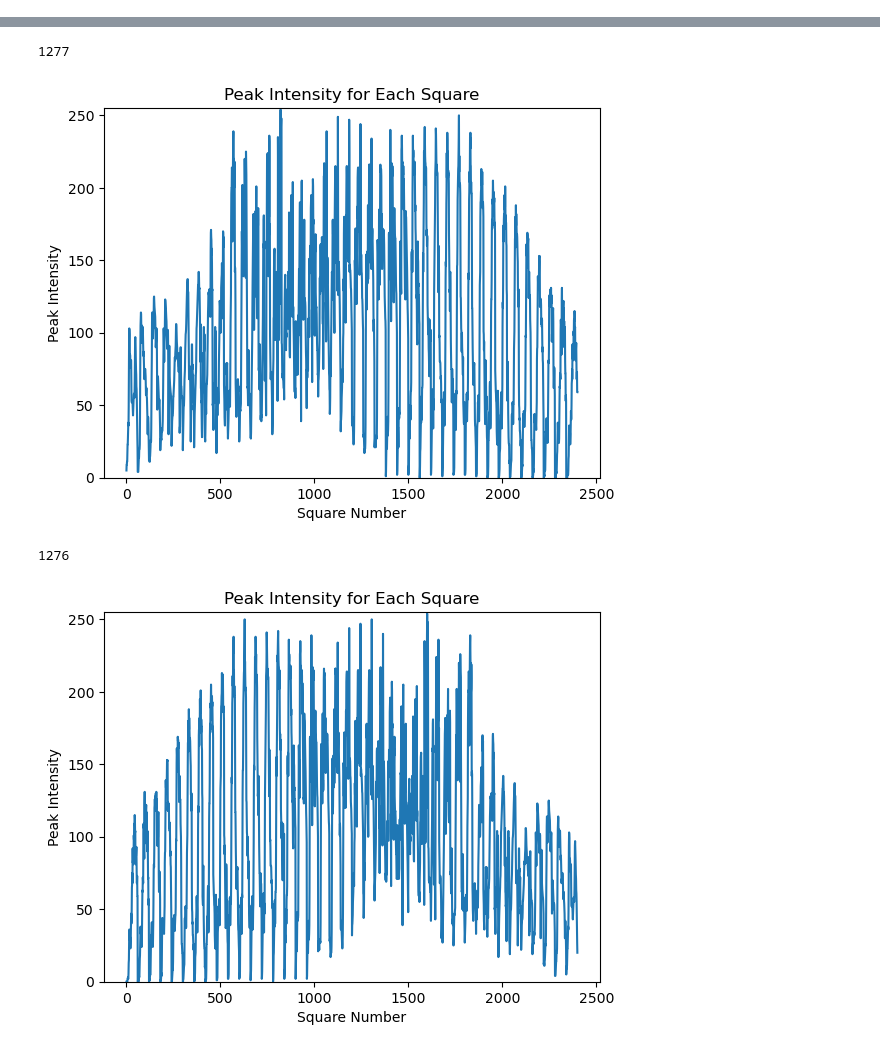
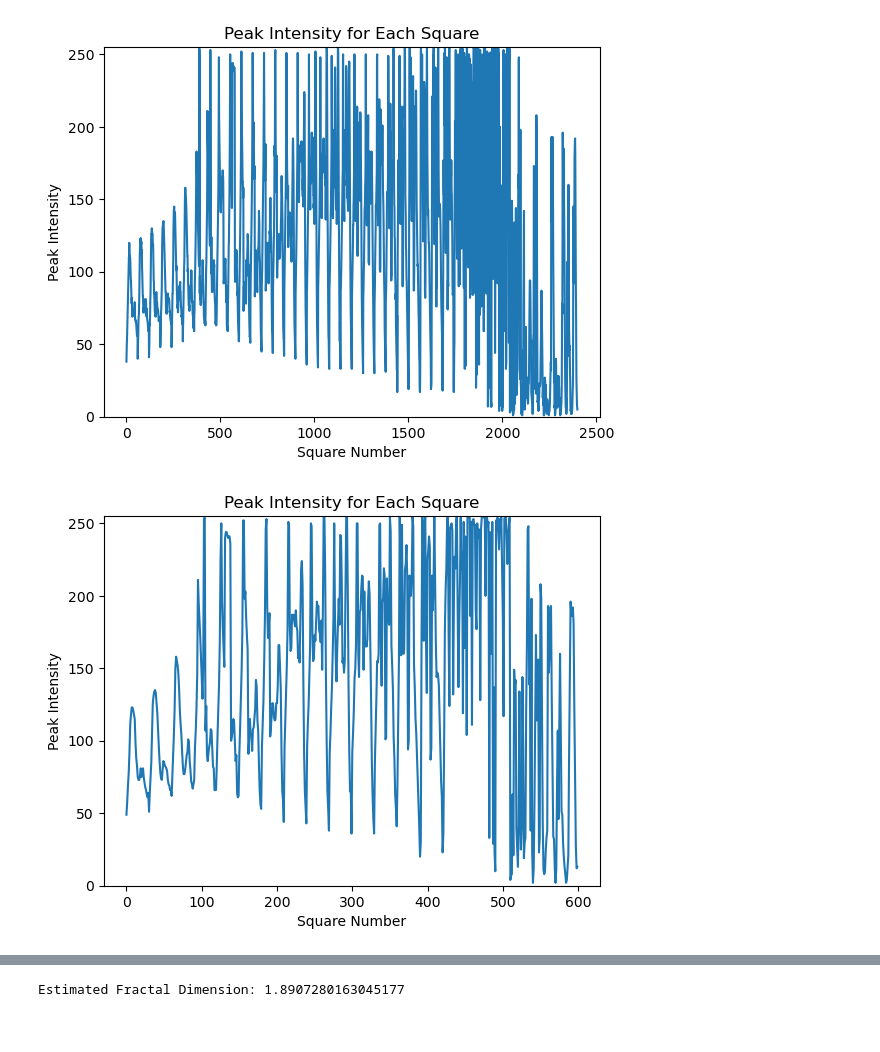
Before and after one commit to adezxc/chaos_theory, a Jupyter notebook: task5/Untitled.ipynb, the cells around one changed output, grey strips where cells are left out. Drawn from its saved outputs; the diff is of its cells as text; code cells hidden in the pictures.

```diff
--- a/task5/Untitled.ipynb
+++ b/task5/Untitled.ipynb
@@ -30,53 +30,75 @@ class App(tk.Frame):
         self.parent = parent
 
     def _createCanvas(self):
         self.canvas = tk.Canvas(self.parent, bg="white")
         self.canvas.grid(row=2, column=0, sticky='nsew')
 
     def renderGraph(self):
         image_array = np.array(self.image)
         height, width = image_array.shape[0], image_array.shape[1]
 
-        square_size = 10
-        squares = []
-        for i in range(0, height, square_size):
-            for j in range(0, width, square_size):
-                square = image_array[i:i+square_size, j:j+square_size]
-                squares.append(square)
+        square_sizes = [10,20,30,40]
 
-        peak_values = []
-        for square in squares:
-            peak_value = np.max(square)
-            peak_values.append(peak_value)
+        log_box_sizes = []
+        log_counts = []
+
+
+        for square_size in square_sizes:
+            intersections = self.calculateIntersections(image_array, square_size)
+
+            if intersections:
+                log_box_sizes.append(np.log(1 / square_size))
+                log_counts.append(np.log(len(intersections)))
+
+        if log_box_sizes and log_counts:
+            plt.figure(figsize=(8, 6))
+            plt.plot(log_box_sizes, log_counts, 'o-', markersize=8, linewidth=2)
+            plt.xlabel('Log(1/Square Size)')
+            plt.ylabel('Log(Intersections Count)')
+            plt.grid(True)
+            plt.show()
+
+            # Calculate the slope (fractal dimension)
+            slope, intercept = np.polyfit(log_box_sizes, log_counts, 1)
+            print(f"Estimated Fractal Dimension: {slope}")
+
+    def calculateIntersections(self, image_array, square_size):
+        height, width = image_array.shape
+        peak_values = [np.max(image_array[i:i+square_size, j:j+square_size])
+                       for i in range(0, height, square_size)
+                       for j in range(0, width, square_size)]
+
+
 
         x = range(len(peak_values))
         y = peak_values
-        test = 0
-
-        grid_size = 10
-        intersections = []
-        for xi in range(min(x), max(x), grid_size):
-            for yi in range(0, 256, grid_size):
-                for x_point, y_point in zip(x, y):
-                    test = test + 1
-                    if xi <= x_point < xi + grid_size and yi <= y_point < yi + grid_size:
-                        intersections.append((xi, yi))
-                        break
 
         plt.plot(x, y)
         plt.ylim(0, 255)
-
-        print(len(intersections))
 
         plt.xlabel('Square Number')
         plt.ylabel('Peak Intensity')
         plt.title('Peak Intensity for Each Square')
         plt.show()
+
+        intersections = []
+        intersections = []
+        grid_size = 10
+        for xi in range(len(peak_values)):
+            for yi in range(0, 255, grid_size):
+                for x_point, y_point in zip(x, y):
+                    if xi <= x_point < xi + grid_size and yi <= y_point < yi + grid_size:
+                        intersections.append((xi, yi))
+                        break
+
+        return intersections
 
 
 if __name__ == "__main__":
     root = tk.Tk()
     root.geometry("600x400")
     app = App(root)
     root.mainloop()
 # %% [output]
+[figure, new version]
+[figure, new version]
@@ -83,4 +108 @@ if __name__ == "__main__":
-1277
+Estimated Fractal Dimension: 1.8907280163045177
-[figure, old version]
-1276
-[figure, old version]
```
Also changed, not shown: parts of 1 cell of this notebook, 2 other files.
